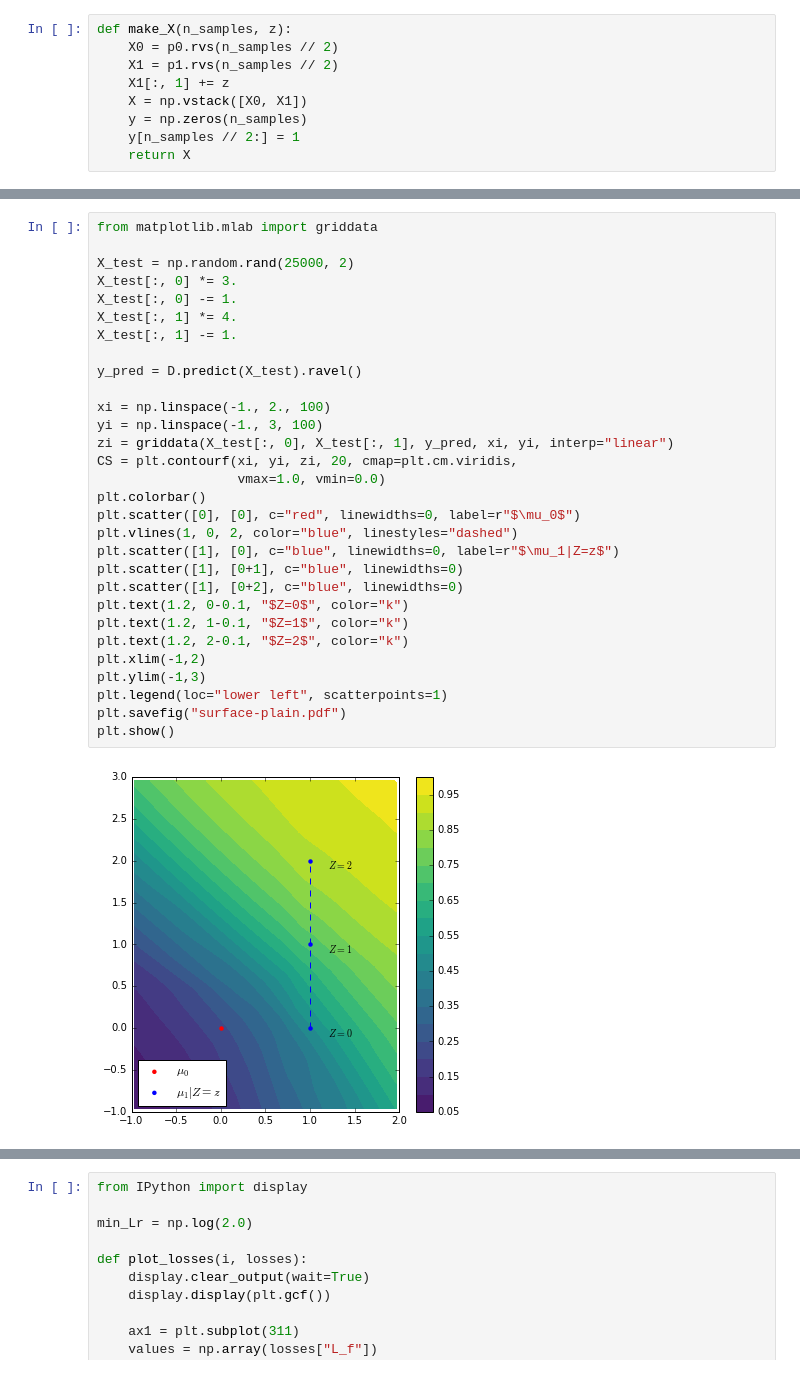
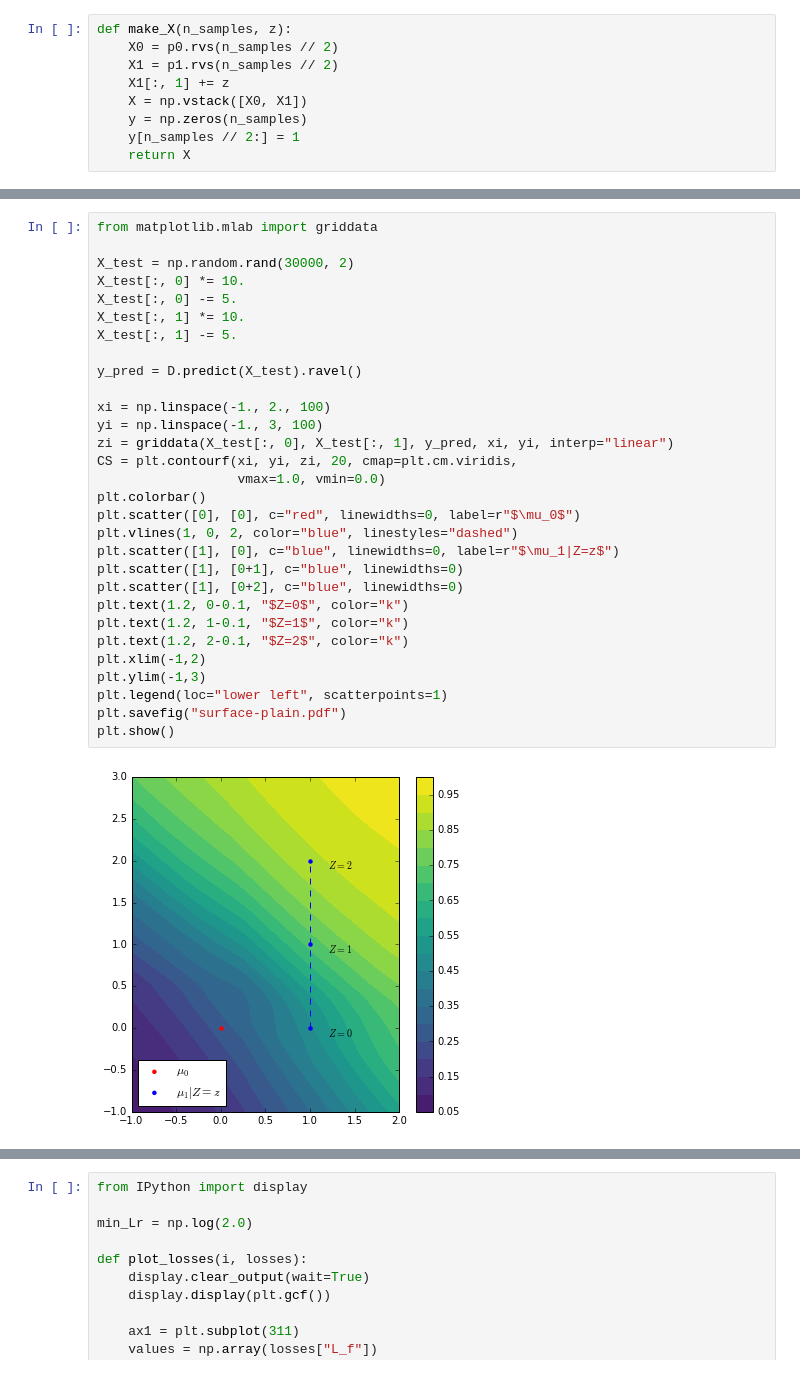
Before and after one commit to glouppe/paper-learning-to-pivot, a Jupyter notebook: code/Toy.ipynb, the cells around one changed output, grey strips where cells are left out. Drawn from its saved outputs; the diff is of its cells as text.

```diff
--- a/code/Toy.ipynb
+++ b/code/Toy.ipynb
@@ -622,35 +622,35 @@ plt.show()
 # %%
 from matplotlib.mlab import griddata
 
-X_test = np.random.rand(25000, 2)
-X_test[:, 0] *= 3.
-X_test[:, 0] -= 1.
-X_test[:, 1] *= 4.
-X_test[:, 1] -= 1.
+X_test = np.random.rand(30000, 2)
+X_test[:, 0] *= 10.
+X_test[:, 0] -= 5.
+X_test[:, 1] *= 10.
+X_test[:, 1] -= 5.
 
 y_pred = D.predict(X_test).ravel()
 
 xi = np.linspace(-1., 2., 100)
 yi = np.linspace(-1., 3, 100)
 zi = griddata(X_test[:, 0], X_test[:, 1], y_pred, xi, yi, interp="linear")
 CS = plt.contourf(xi, yi, zi, 20, cmap=plt.cm.viridis,
                   vmax=1.0, vmin=0.0)
 plt.colorbar()
 plt.scatter([0], [0], c="red", linewidths=0, label=r"$\mu_0$")
 plt.vlines(1, 0, 2, color="blue", linestyles="dashed")
 plt.scatter([1], [0], c="blue", linewidths=0, label=r"$\mu_1|Z=z$")
 plt.scatter([1], [0+1], c="blue", linewidths=0)
 plt.scatter([1], [0+2], c="blue", linewidths=0)
 plt.text(1.2, 0-0.1, "$Z=0$", color="k")
 plt.text(1.2, 1-0.1, "$Z=1$", color="k")
 plt.text(1.2, 2-0.1, "$Z=2$", color="k")
 plt.xlim(-1,2)
 plt.ylim(-1,3)
 plt.legend(loc="lower left", scatterpoints=1)
 plt.savefig("surface-plain.pdf")
 plt.show()
 # %% [output]
-[figure, old version]
+[figure, new version]
 # %%
 # Pretraining of R
 D.trainable = False
```
Also changed, not shown: parts of 12 cells of this notebook, 12 other files.
